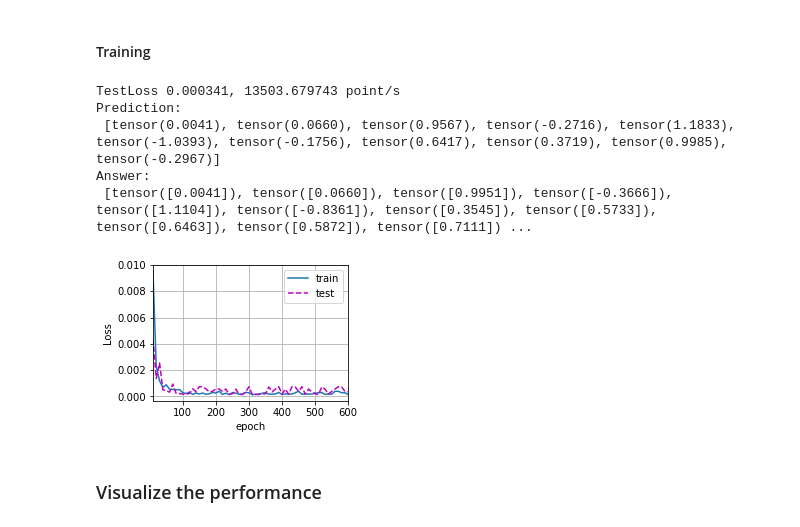
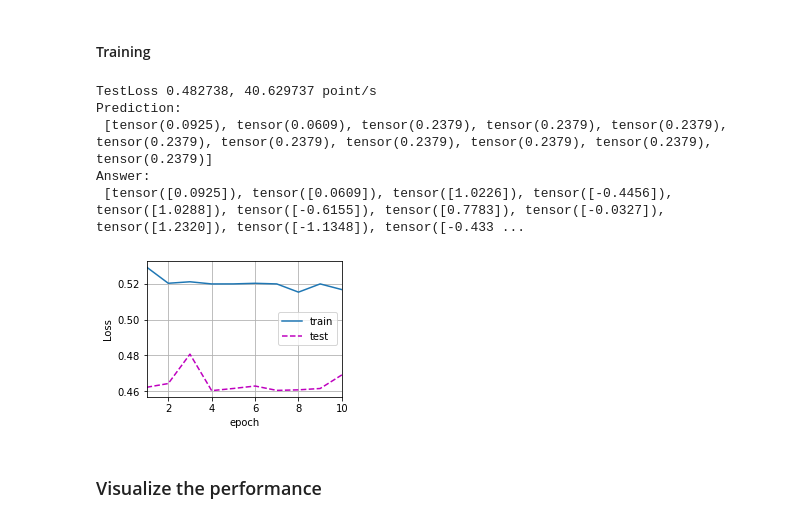
Before and after one commit to yesunhuang/QRNNs_Memory, a Jupyter notebook: JupyterNotebooks/Test_One_Quantum_SRNN.ipynb, the cells around one changed output. Drawn from its saved outputs; the diff is of its cells as text; code cells hidden in the pictures.

Commit message:
Quantum SRNN runable now!

```diff
--- a/JupyterNotebooks/Test_One_Quantum_SRNN.ipynb
+++ b/JupyterNotebooks/Test_One_Quantum_SRNN.ipynb
@@ -67,8 +67,8 @@ Data Seed:
 #### Generate the data iter
 # %%
 testSetRatio=0.2
-numStep=30
-batchSize=1
+numStep=10
+batchSize=4
 # %%
 trainIter,testIter=hmap.get_data_iter(testSetRatio,numStep,batchSize,mask=0,shuffle=False)
 # %%
@@ -166,7 +182,7 @@ YHat= [tensor(0.0680), tensor(0.0505), tensor(0.0007), tensor(0.0007), tensor(0.
 # %% [markdown]
 #### Parameters
 # %%
-num_epochs, lr = 600, 0.1
+num_epochs, lr = 10, 0.1
 # %% [markdown]
 #### Loss function
 # %%
@@ -193,8 +209,8 @@ True
 #### Initial loss
 # %%
 l_epochs=[]
-train_l=SuportFunction.evaluate_accuracy(net,trainIter,lossFunc,False)
-test_l=SuportFunction.evaluate_accuracy(net,testIter,lossFunc,False)
+train_l=QuantumSystemFunction.evaluate_accuracy(net,trainIter,lossFunc,False)
+test_l=QuantumSystemFunction.evaluate_accuracy(net,testIter,lossFunc,False)
 l_epochs.append([train_l,test_l])
 print('Initial Train Loss:',train_l)
 print('Initial Test Loss:',test_l)
@@ -204,30 +221,30 @@ AttributeError: 'list' object has no attribute 'detach_'
 #### Training
 # %%
 animator = hp.Animator(xlabel='epoch', ylabel='Loss',
-                            legend=['train','test'], xlim=[10, num_epochs])
+                            legend=['train','test'],xlim=[1,num_epochs])
     # prediction
 predict = lambda prefix: predict_fun(prefix,net, numPreds=9)
 # train and predict
 for epoch in range(num_epochs):
-    trainLoss, speed = SuportFunction.train_epoch(
+    trainLoss, speed = QuantumSystemFunction.train_epoch(
         net, trainIter, lossFunc, trainer, False)
-    testLoss=SuportFunction.evaluate_accuracy(net, testIter, lossFunc, False)
-    if (epoch + 1) % 10 == 0:
+    testLoss=QuantumSystemFunction.evaluate_accuracy(net, testIter, lossFunc, False)
+    if (epoch + 1) % 1 == 0:
         print(predict(preX))
         animator.add(epoch + 1, [trainLoss,testLoss])
     l_epochs.append([trainLoss,testLoss])
     scheduler.step()
-testLoss=SuportFunction.evaluate_accuracy(net, testIter, lossFunc, False)
+testLoss=QuantumSystemFunction.evaluate_accuracy(net, testIter, lossFunc, False)
 print(f'TestLoss {testLoss:f}, {speed:f} point/s')
 print('Prediction:\n',predict(preX))
 print('Answer:\n',preY)
 # %% [output]
-TestLoss 0.000341, 13503.679743 point/s
+TestLoss 0.482738, 40.629737 point/s
 Prediction:
- [tensor(0.0041), tensor(0.0660), tensor(0.9567), tensor(-0.2716), tensor(1.1833), tensor(-1.0393), tensor(-0.1756), tensor(0.6417), tensor(0.3719), tensor(0.9985), tensor(-0.2967)]
+ [tensor(0.0925), tensor(0.0609), tensor(0.2379), tensor(0.2379), tensor(0.2379), tensor(0.2379), tensor(0.2379), tensor(0.2379), tensor(0.2379), tensor(0.2379), tensor(0.2379)]
 Answer:
- [tensor([0.0041]), tensor([0.0660]), tensor([0.9951]), tensor([-0.3666]), tensor([1.1104]), tensor([-0.8361]), tensor([0.3545]), tensor([0.5733]), tensor([0.6463]), tensor([0.5872]), tensor([0.7111]) ...
+ [tensor([0.0925]), tensor([0.0609]), tensor([1.0226]), tensor([-0.4456]), tensor([1.0288]), tensor([-0.6155]), tensor([0.7783]), tensor([-0.0327]), tensor([1.2320]), tensor([-1.1348]), tensor([-0.433 ...
-[figure, old version]
+[figure, new version]
 # %% [markdown]
 ### Visualize the performance
 # %% [markdown]
```
Also changed, not shown: parts of 17 cells of this notebook, 3 other files.
